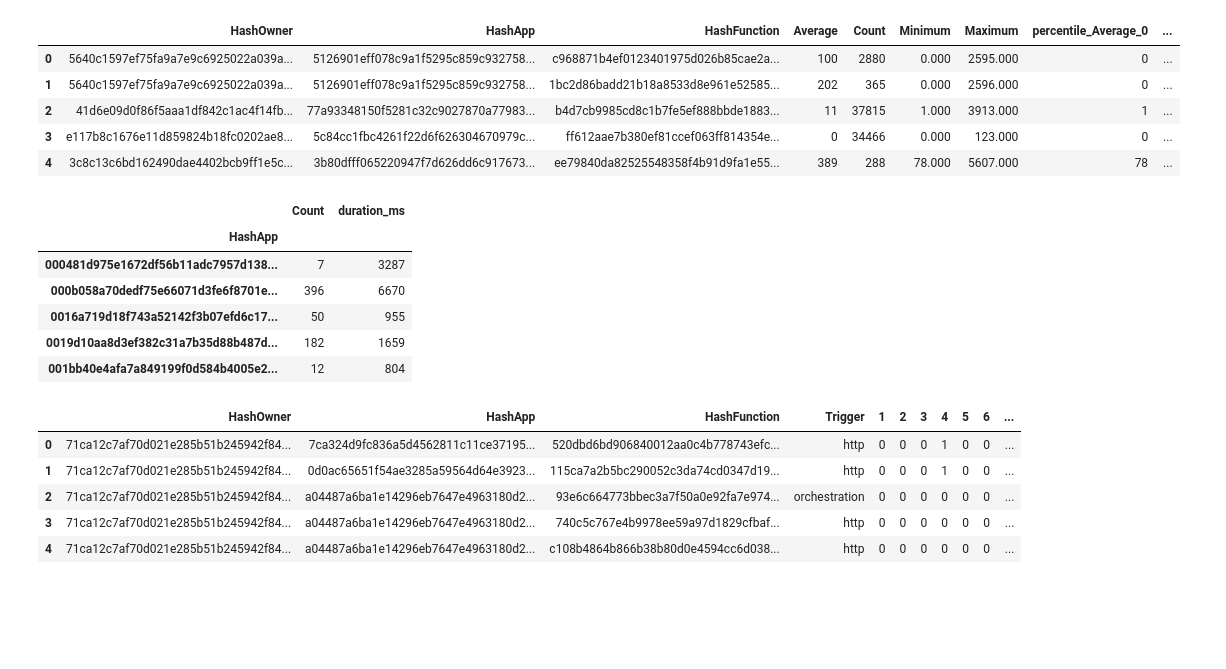
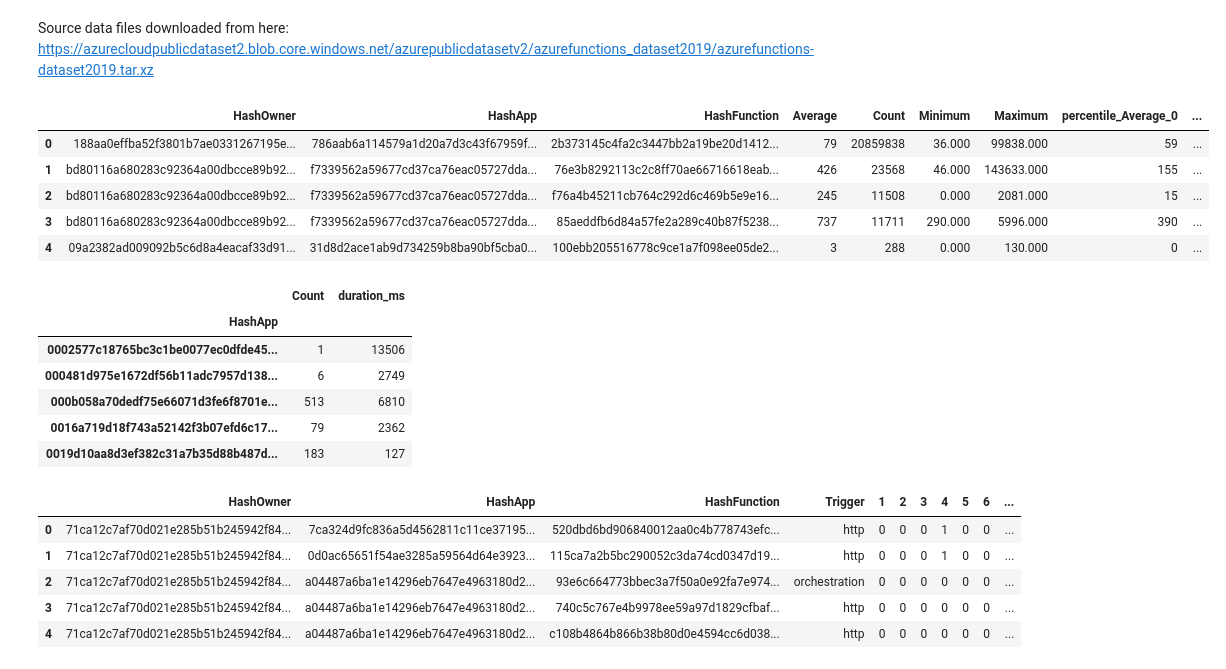
Before and after one commit to lmastalerz/sutainability, a Jupyter notebook: FaaS_analysis.ipynb, the cells around one changed output. Cells and saved outputs as stored; diff of their text form; code cells hidden in the pictures; blank space fills up the shorter version.

```diff
--- a/FaaS_analysis.ipynb
+++ b/FaaS_analysis.ipynb
@@ -7,7 +7,7 @@ import math
 
 pd.set_option('display.float_format', lambda x: '%.3f' % x)
 pd.set_option('display.max_colwidth', None)
-pd.set_option('display.max_columns', 200)
+pd.set_option('display.max_columns', 50)
 # %%
 # How many minutes Function App is cached after execution before resourtces
 # are deallocated
@@ -25,18 +25,20 @@ MAX_MISSING_PCT = 2
+# %% [markdown]
+Source data files downloaded from here: https://azurecloudpublicdataset2.blob.core.windows.net/azurepublicdatasetv2/azurefunctions_dataset2019/azurefunctions-dataset2019.tar.xz
 # %%
 # Function execution duration in miliseconds
 # Details of file structure here:
 # https://github.com/Azure/AzurePublicDataset/blob/master/AzureFunctionsDataset2019.md#function-execution-duration
-dur_1 = pd.read_csv('/content/function_durations_percentiles.anon.d01.csv')
+dur_1 = pd.read_csv('/content/function_durations_percentiles.anon.d02.csv')
 dur_1.head()
 # %% [output]
 |  | HashOwner | HashApp | HashFunction | Average | Count | Minimum | Maximum | percentile_Average_0 | ... |
-| 0 | 5640c1597ef75fa9a7e9c6925022a039a... | 5126901eff078c9a1f5295c859c932758... | c968871b4ef0123401975d026b85cae2a... | 100 | 2880 | 0.000 | 2595.000 | 0 | ... |
-| 1 | 5640c1597ef75fa9a7e9c6925022a039a... | 5126901eff078c9a1f5295c859c932758... | 1bc2d86badd21b18a8533d8e961e52585... | 202 | 365 | 0.000 | 2596.000 | 0 | ... |
-| 2 | 41d6e09d0f86f5aaa1df842c1ac4f14fb... | 77a93348150f5281c32c9027870a77983... | b4d7cb9985cd8c1b7fe5ef888bbde1883... | 11 | 37815 | 1.000 | 3913.000 | 1 | ... |
-| 3 | e117b8c1676e11d859824b18fc0202ae8... | 5c84cc1fbc4261f22d6f626304670979c... | ff612aae7b380ef81ccef063ff814354e... | 0 | 34466 | 0.000 | 123.000 | 0 | ... |
-| 4 | 3c8c13c6bd162490dae4402bcb9ff1e5c... | 3b80dfff065220947f7d626dd6c917673... | ee79840da82525548358f4b91d9fa1e55... | 389 | 288 | 78.000 | 5607.000 | 78 | ... |
+| 0 | 188aa0effba52f3801b7ae0331267195e... | 786aab6a114579a1d20a7d3c43f67959f... | 2b373145c4fa2c3447bb2a19be20d1412... | 79 | 20859838 | 36.000 | 99838.000 | 59 | ... |
+| 1 | bd80116a680283c92364a00dbcce89b92... | f7339562a59677cd37ca76eac05727dda... | 76e3b8292113c2c8ff70ae66716618eab... | 426 | 23568 | 46.000 | 143633.000 | 155 | ... |
+| 2 | bd80116a680283c92364a00dbcce89b92... | f7339562a59677cd37ca76eac05727dda... | f76a4b45211cb764c292d6c469b5e9e16... | 245 | 11508 | 0.000 | 2081.000 | 15 | ... |
+| 3 | bd80116a680283c92364a00dbcce89b92... | f7339562a59677cd37ca76eac05727dda... | 85aeddfb6d84a57fe2a289c40b87f5238... | 737 | 11711 | 290.000 | 5996.000 | 390 | ... |
+| 4 | 09a2382ad009092b5c6d8a4eacaf33d91... | 31d8d2ace1ab9d734259b8ba90bf5cba0... | 100ebb205516778c9ce1a7f098ee05de2... | 3 | 288 | 0.000 | 130.000 | 0 | ... |
 # %%
-# Grouping dusations by application - this is how resources are managed
+# Grouping durations by application - this is how resources are managed
 # Taking 50th percentile per function and then (rather conservatively)
 # max across all functions within given app
 # There has been multiple functions per app so need to group them by HashApp
@@ -46,11 +48,11 @@ app_dur_1.head()
 # %% [output]
 |  | Count | duration_ms |
 | HashApp |  |  |
-| 000481d975e1672df56b11adc7957d138... | 7 | 3287 |
-| 000b058a70dedf75e66071d3fe6f8701e... | 396 | 6670 |
-| 0016a719d18f743a52142f3b07efd6c17... | 50 | 955 |
-| 0019d10aa8d3ef382c31a7b35d88b487d... | 182 | 1659 |
-| 001bb40e4afa7a849199f0d584b4005e2... | 12 | 804 |
+| 0002577c18765bc3c1be0077ec0dfde45... | 1 | 13506 |
+| 000481d975e1672df56b11adc7957d138... | 6 | 2749 |
+| 000b058a70dedf75e66071d3fe6f8701e... | 513 | 6810 |
+| 0016a719d18f743a52142f3b07efd6c17... | 79 | 2362 |
+| 0019d10aa8d3ef382c31a7b35d88b487d... | 183 | 127 |
 # %%
 # Number of function invocations
 # Details of file structure here:
```
Also changed, not shown: parts of 13 cells of this notebook.
